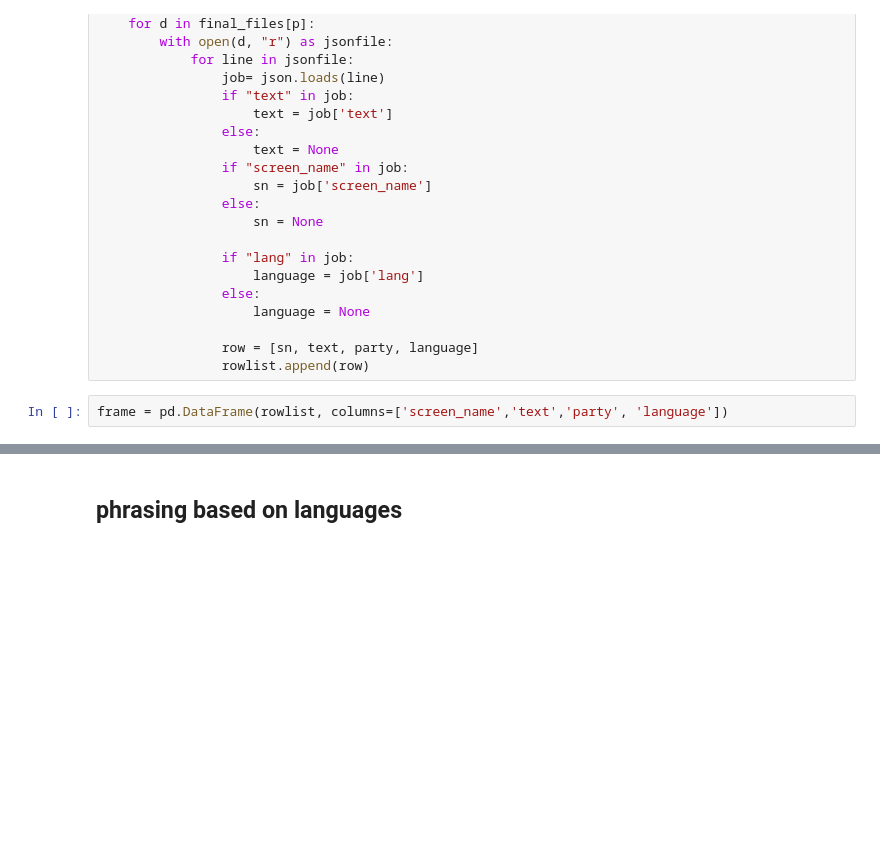
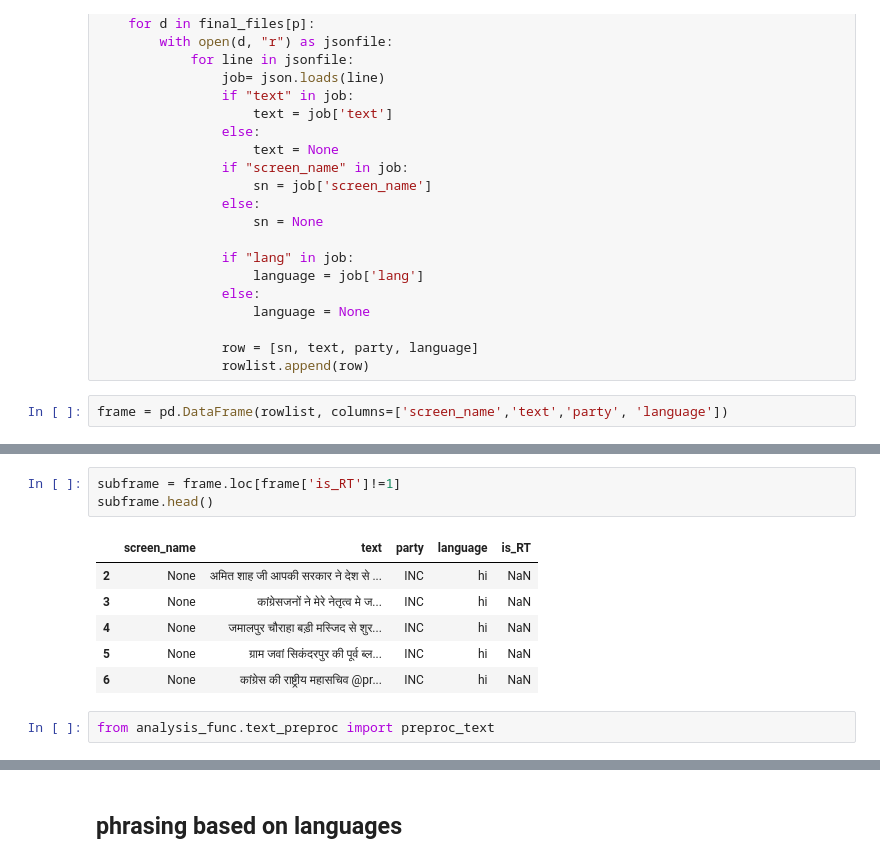
Before and after one commit to shrutiphadke/adversarial_IN, a Jupyter notebook: data_processing/topic_analysis.ipynb, the cells around one changed output, grey strips where cells are left out. Saved outputs shown, nothing was run; the diff lists cells and outputs as text; blank space fills up the shorter version.

```diff
--- a/data_processing/topic_analysis.ipynb
+++ b/data_processing/topic_analysis.ipynb
@@ -78,0 +108,12 @@ frame.head()
+# %%
+subframe = frame.loc[frame['is_RT']!=1]
+subframe.head()
+# %% [output]
+|  | screen_name | text | party | language | is_RT |
+| 2 | None | अमित शाह जी आपकी सरकार ने देश से ... | INC | hi | NaN |
+| 3 | None | कांग्रेसजनों ने मेरे नेतृत्व मे ज... | INC | hi | NaN |
+| 4 | None | जमालपुर चौराहा बड़ी मस्जिद से शुर... | INC | hi | NaN |
+| 5 | None | ग्राम जवां सिकंदरपुर की पूर्व ब्ल... | INC | hi | NaN |
+| 6 | None | कांग्रेस की राष्ट्रीय महासचिव @pr... | INC | hi | NaN |
+# %%
+from analysis_func.text_preproc import preproc_text
```
Also changed, not shown: parts of 41 cells of this notebook, 6 other files.
